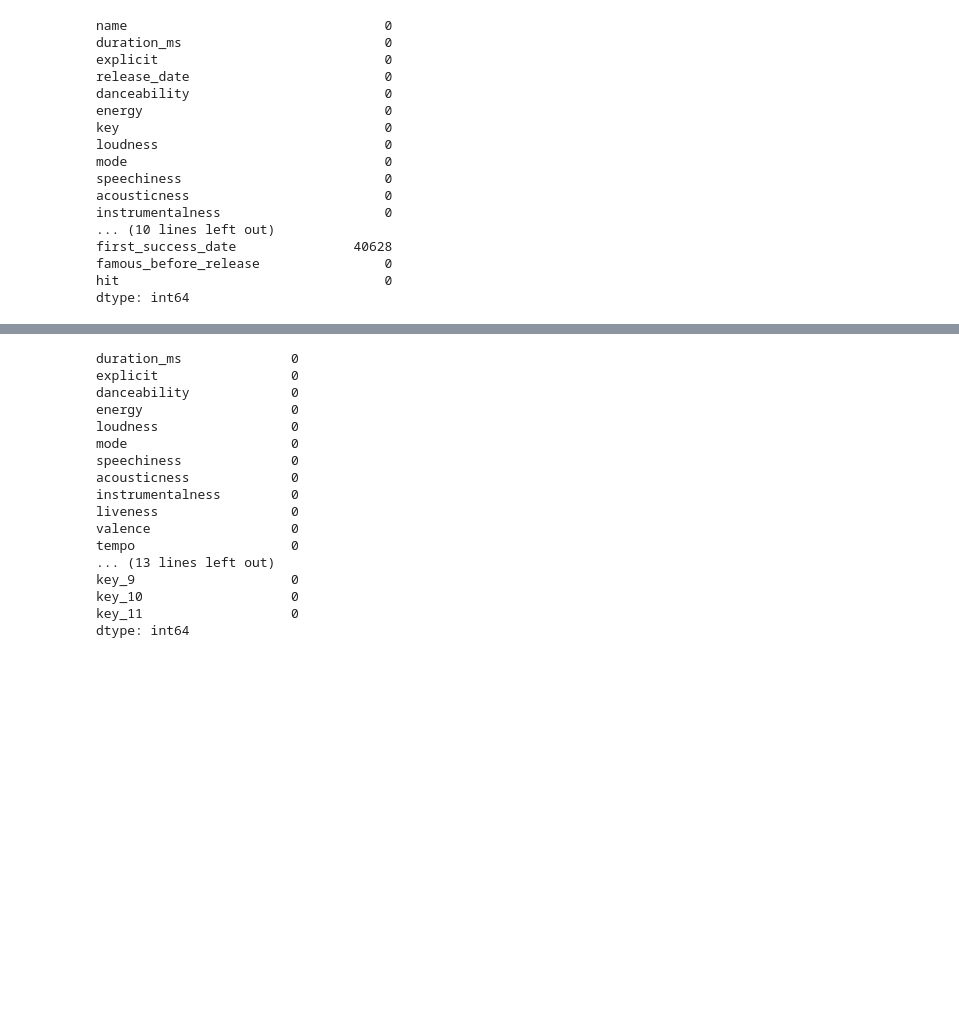
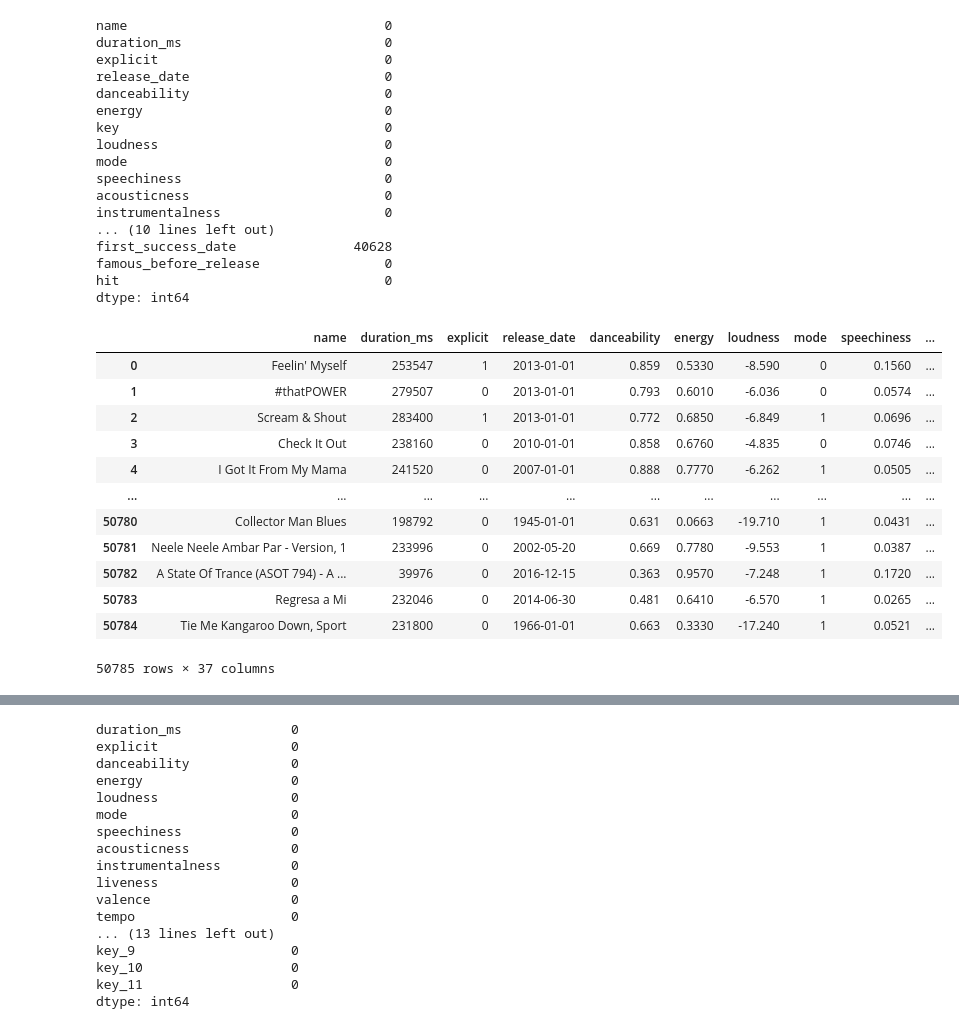
Before and after one commit to xRiku/gp-ufes, a Jupyter notebook: billboard_x_spotify.ipynb, the cells around one changed output, grey strips where cells are left out. Saved outputs shown, nothing was run; the diff lists cells and outputs as text; code cells hidden in the pictures; blank space fills up the shorter version.

Commit message:
version with good outputs

```diff
--- a/billboard_x_spotify.ipynb
+++ b/billboard_x_spotify.ipynb
@@ -376,6 +376,25 @@ concatenated_df['key'] = concatenated_df['key'].astype('uint8')
 concatenated_df['explicit'] = concatenated_df['explicit'].astype('uint8')
 concatenated_df['famous_before_release'] = concatenated_df['famous_before_release'].astype('uint8')
 concatenated_df['hit'] = concatenated_df['hit'].astype('uint8')
+# %%
+# Aplica one hot encoding na variavel key
+key_dummies = pd.get_dummies(concatenated_df['key'], prefix='key')
+concatenated_df = pd.concat([concatenated_df, key_dummies], axis=1).drop(columns=['key'])
+concatenated_df
+# %% [output]
+|  | name | duration_ms | explicit | release_date | danceability | energy | loudness | mode | speechiness | ... |
+| 0 | Feelin' Myself | 253547 | 1 | 2013-01-01 | 0.859 | 0.5330 | -8.590 | 0 | 0.1560 | ... |
+| 1 | #thatPOWER | 279507 | 0 | 2013-01-01 | 0.793 | 0.6010 | -6.036 | 0 | 0.0574 | ... |
+| 2 | Scream & Shout | 283400 | 1 | 2013-01-01 | 0.772 | 0.6850 | -6.849 | 1 | 0.0696 | ... |
+| 3 | Check It Out | 238160 | 0 | 2010-01-01 | 0.858 | 0.6760 | -4.835 | 0 | 0.0746 | ... |
+| 4 | I Got It From My Mama | 241520 | 0 | 2007-01-01 | 0.888 | 0.7770 | -6.262 | 1 | 0.0505 | ... |
+| ... | ... | ... | ... | ... | ... | ... | ... | ... | ... | ... |
+| 50780 | Collector Man Blues | 198792 | 0 | 1945-01-01 | 0.631 | 0.0663 | -19.710 | 1 | 0.0431 | ... |
+| 50781 | Neele Neele Ambar Par - Version, 1 | 233996 | 0 | 2002-05-20 | 0.669 | 0.7780 | -9.553 | 1 | 0.0387 | ... |
+| 50782 | A State Of Trance (ASOT 794) - A ... | 39976 | 0 | 2016-12-15 | 0.363 | 0.9570 | -7.248 | 1 | 0.1720 | ... |
+| 50783 | Regresa a Mi | 232046 | 0 | 2014-06-30 | 0.481 | 0.6410 | -6.570 | 1 | 0.0265 | ... |
+| 50784 | Tie Me Kangaroo Down, Sport | 231800 | 0 | 1966-01-01 | 0.663 | 0.3330 | -17.240 | 1 | 0.0521 | ... |
+50785 rows × 37 columns
 # %%
 hit_song_df = concatenated_df.drop(columns=['weeks', "name", "artist", "release_date", "date", "cumulative_artist_appearances", "rank", "previous_artist", "first_success_date"])
 hit_song_df
```
Also changed, not shown: parts of 12 cells of this notebook.
